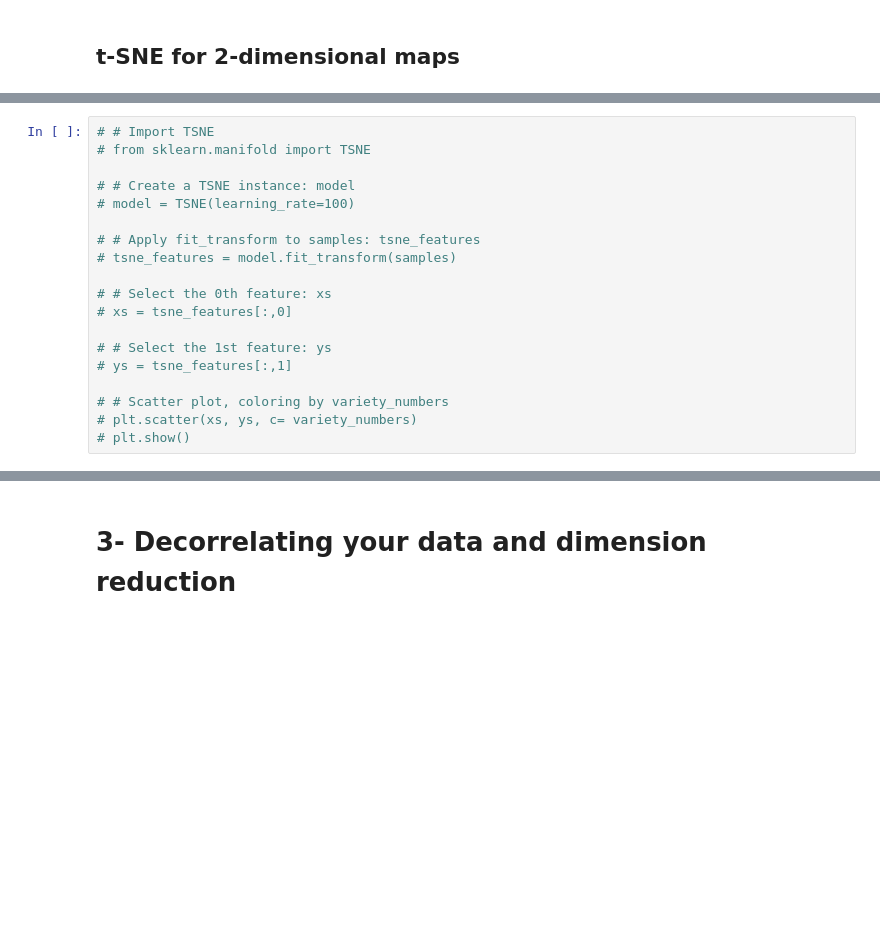
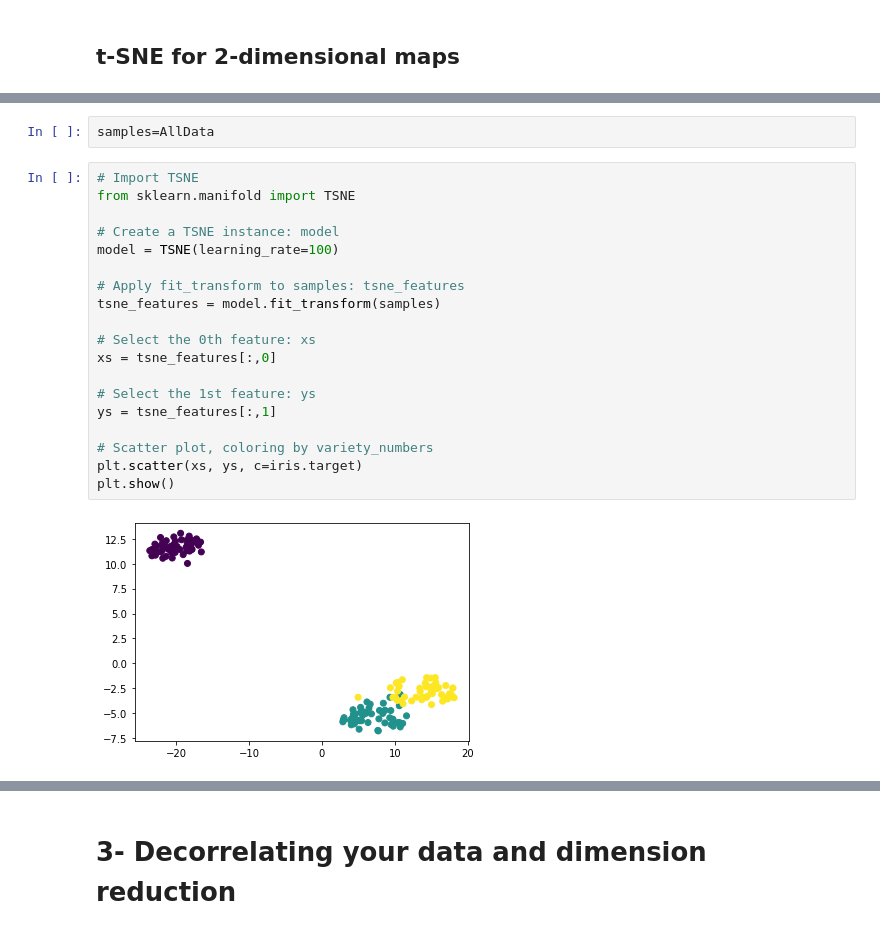
Before and after one commit to nflorez228/Machine-Learning-Scientist-with-Python, a Jupyter notebook: 2 - Unsupervised Learning in Python/Ch2_Unsupervised learning.ipynb, the cells around one changed output, grey strips where cells are left out. Saved outputs shown, nothing was run; the diff lists cells and outputs as text; blank space fills up the shorter version.

```diff
--- a/2 - Unsupervised Learning in Python/Ch2_Unsupervised learning.ipynb
+++ b/2 - Unsupervised Learning in Python/Ch2_Unsupervised learning.ipynb
@@ -417,20 +587,24 @@ Image(filename='24.png')
+# %%
+samples=AllData
 # %%
-# # Import TSNE
-# from sklearn.manifold import TSNE
+# Import TSNE
+from sklearn.manifold import TSNE
 
-# # Create a TSNE instance: model
-# model = TSNE(learning_rate=100)
+# Create a TSNE instance: model
+model = TSNE(learning_rate=100)
 
-# # Apply fit_transform to samples: tsne_features
-# tsne_features = model.fit_transform(samples)
+# Apply fit_transform to samples: tsne_features
+tsne_features = model.fit_transform(samples)
 
-# # Select the 0th feature: xs
-# xs = tsne_features[:,0]
+# Select the 0th feature: xs
+xs = tsne_features[:,0]
 
-# # Select the 1st feature: ys
-# ys = tsne_features[:,1]
+# Select the 1st feature: ys
+ys = tsne_features[:,1]
 
-# # Scatter plot, coloring by variety_numbers
-# plt.scatter(xs, ys, c= variety_numbers)
-# plt.show()
+# Scatter plot, coloring by variety_numbers
+plt.scatter(xs, ys, c=iris.target)
+plt.show()
+# %% [output]
+[figure, added]
 # %%
```
Also changed, not shown: parts of 111 cells of this notebook, 42 other files.
